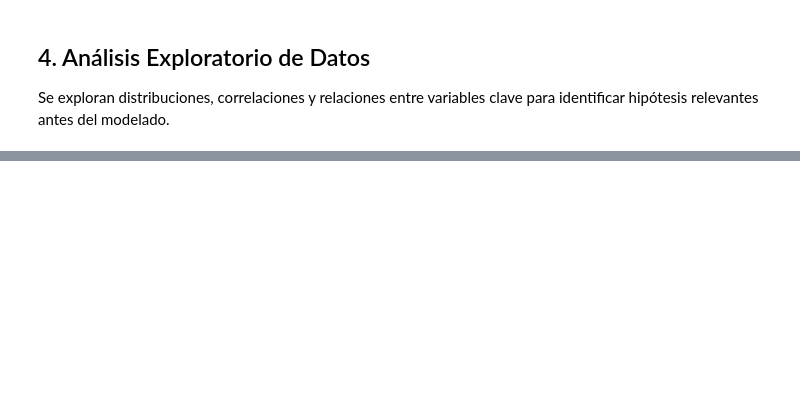
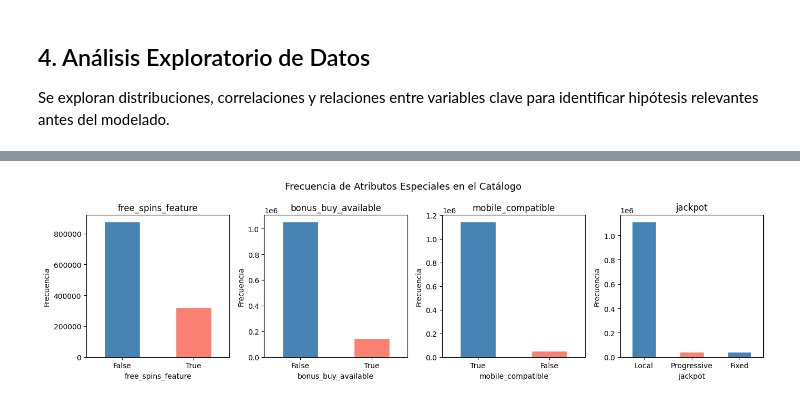
Before and after one commit to Kintsukuro1/Mineria-Datos, a Jupyter notebook: proyecto_mineria_felipe_ruiz.ipynb, the cells around one changed output, grey strips where cells are left out. Saved outputs shown, nothing was run; the diff lists cells and outputs as text; code cells hidden in the pictures; blank space fills up the shorter version.

```diff
--- a/proyecto_mineria_felipe_ruiz.ipynb
+++ b/proyecto_mineria_felipe_ruiz.ipynb
@@ -464,0 +491,18 @@ Este modelo es directamente aplicable en departamentos de producto y marketing d
+# %%
+# ── Frecuencia de atributos especiales (Objetivo 3) ──────────────────────────
+atributos = ['free_spins_feature', 'bonus_buy_available', 'mobile_compatible', 'jackpot']
+atributos_presentes = [a for a in atributos if a in df.columns]
+
+fig, axes = plt.subplots(1, len(atributos_presentes), figsize=(14, 4))
+for ax, col in zip(axes, atributos_presentes):
+    df[col].astype(str).value_counts().plot(kind='bar', ax=ax,
+        color=['steelblue', 'salmon'], edgecolor='white')
+    ax.set_title(col)
+    ax.set_ylabel('Frecuencia')
+    ax.tick_params(axis='x', rotation=0)
+
+plt.suptitle('Frecuencia de Atributos Especiales en el Catálogo', fontsize=13)
+plt.tight_layout()
+plt.show()
+# %% [output]
+[figure, added]
```
Also changed, not shown: parts of 71 cells of this notebook.
